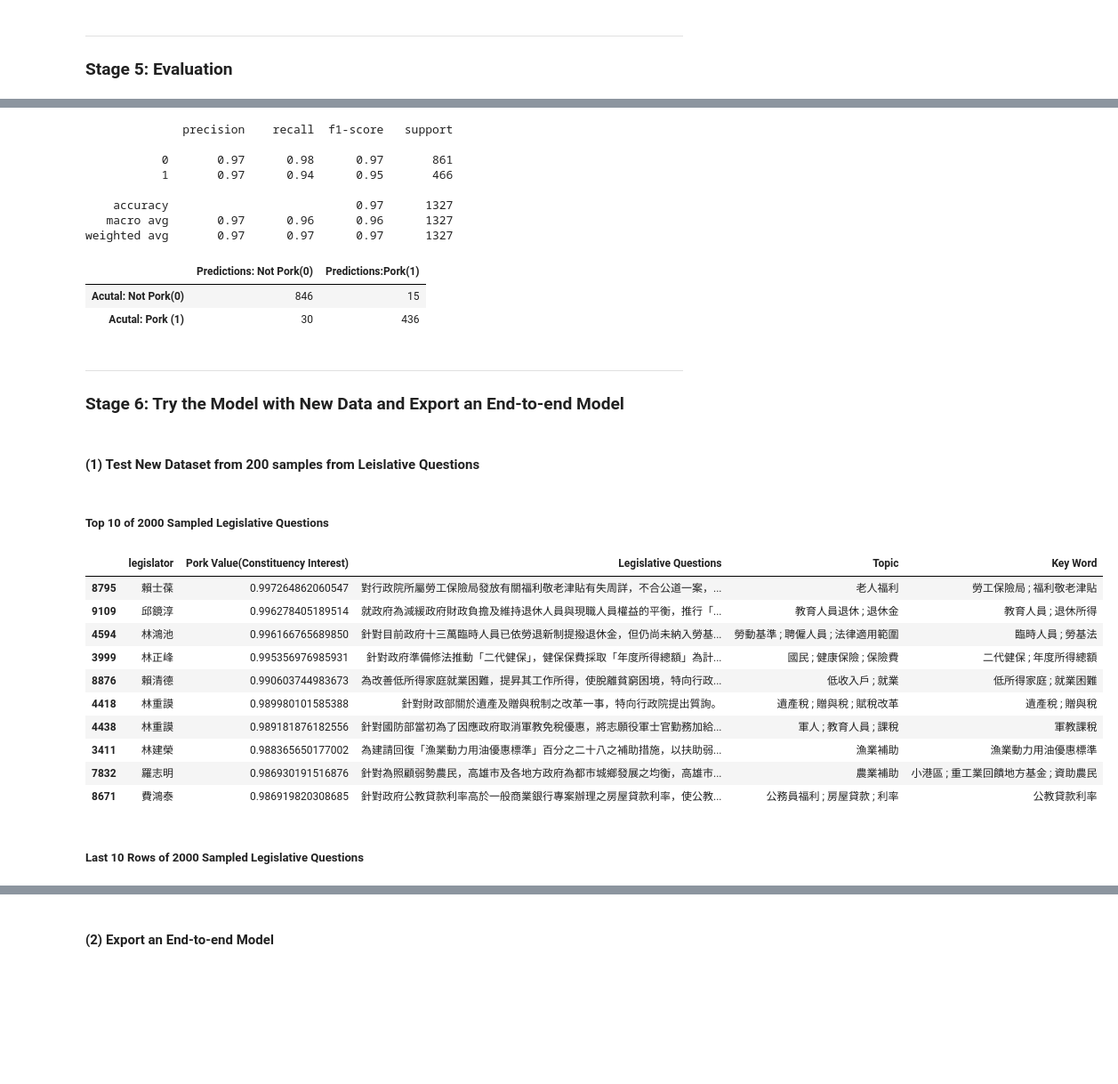
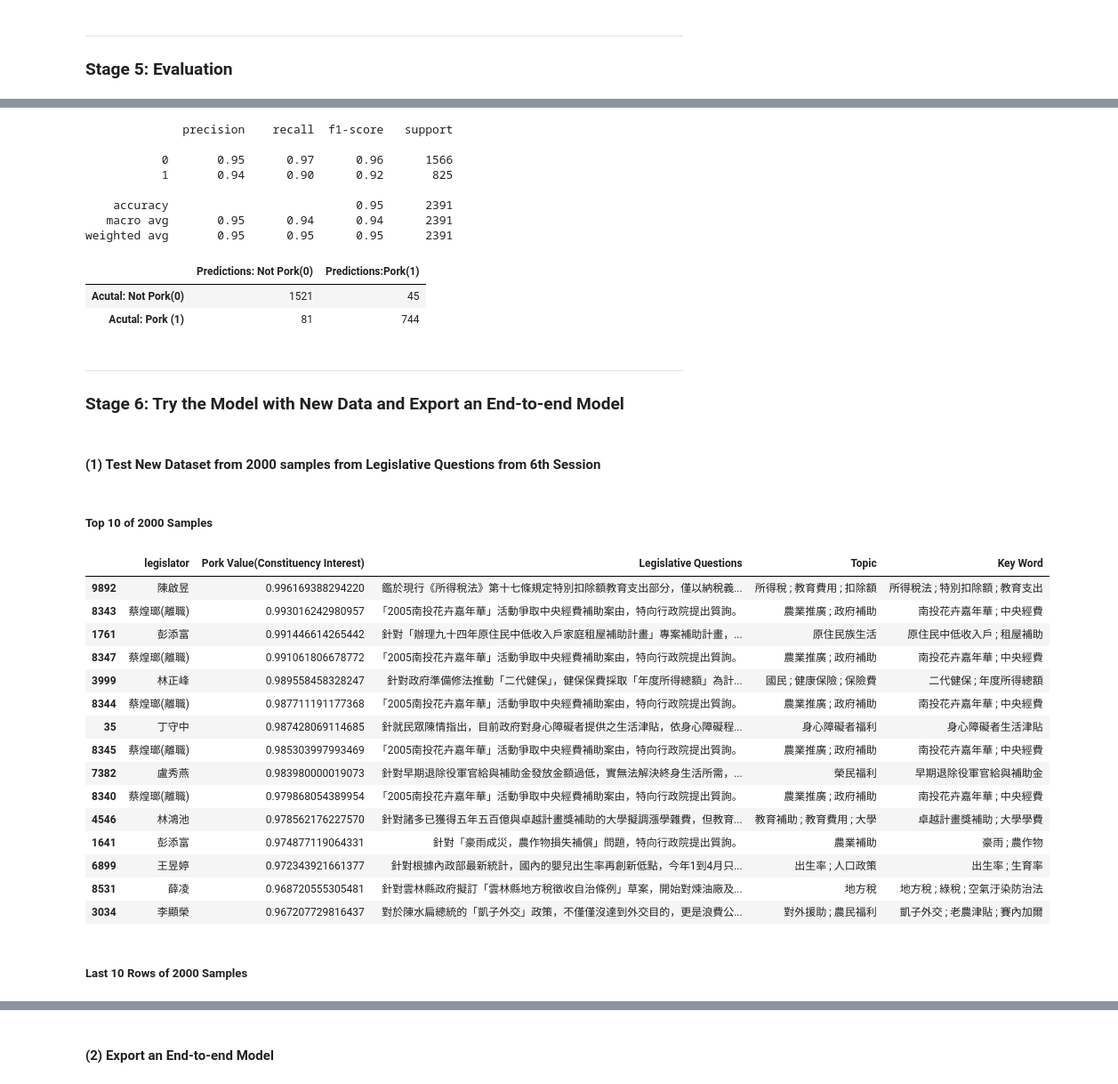
Before and after one commit to davidycliao/PorkCNN, a Jupyter notebook: demo-cnn-pork-barrel-classification-task.ipynb, the cells around one changed output, grey strips where cells are left out. Shown at 89% size. Cells and saved outputs as stored; diff of their text form; code cells hidden in the pictures; blank space fills up the shorter version.

```diff
--- a/demo-cnn-pork-barrel-classification-task.ipynb
+++ b/demo-cnn-pork-barrel-classification-task.ipynb
@@ -34,7 +35,7 @@ import seaborn as sns
 #### (1) Read file
 # %%
 # read file
-df = pd.read_csv('data/Pork Bill - 20210519.csv',encoding='utf-8')
+df = pd.read_csv('data/Pork Bill - 2021-05-20.csv',encoding='utf-8')
 
 # combine abstract of bill and title
 df['text'] =  df['Title'] + df['Content'].fillna(df['Title'])
@@ -213,13 +222,13 @@ class DCNN(tf.keras.Model):
         output = self.last_dense(merged)
         return output
 # %%
-VOCAB_SIZE = 7000   # 5000 tokenizer.vocab_size
+VOCAB_SIZE = tokenizer.vocab_size  # 5000 tokenizer.vocab_size
 EMB_DIM = 200
 NB_FILTERS = 100
 FFN_UNITS = 256
 NB_CLASSES = 2 #len(set(train_labels))
 DROPOUT_RATE = 0.2
-BATCH_SIZE = 32
+BATCH_SIZE = 150
 NB_EPOCHS = 80
 
 Dcnn = DCNN(vocab_size=VOCAB_SIZE,
@@ -276,7 +285,8 @@ Dcnn.fit(train_inputs,
          validation_data=(test_inputs, test_labels),
          batch_size=BATCH_SIZE,
          epochs=NB_EPOCHS,
-         callbacks=[early_stop])
+         callbacks=[early_stop]
+        )
 ckpt_manager.save()
 # %% [output]
 Epoch 1/80
@@ -335,12 +348,12 @@ print(classification_report(test_labels, predictions))
 # %% [output]
               precision    recall  f1-score   support
 
-           0       0.97      0.98      0.97       861
-           1       0.97      0.94      0.95       466
+           0       0.95      0.97      0.96      1566
+           1       0.94      0.90      0.92       825
 
-    accuracy                           0.97      1327
-   macro avg       0.97      0.96      0.96      1327
-weighted avg       0.97      0.97      0.97      1327
+    accuracy                           0.95      2391
+   macro avg       0.95      0.94      0.94      2391
+weighted avg       0.95      0.95      0.95      2391
 # %%
 t = pd.DataFrame(confusion_matrix(test_labels,predictions),
              columns=['Predictions: Not Pork(0)','Predictions:Pork(1)'])
@@ -348,14 +361,14 @@ t.index = ['Acutal: Not Pork(0)', 'Acutal: Pork (1)']
 t
 # %% [output]
 |  | Predictions: Not Pork(0) | Predictions:Pork(1) |
-| Acutal: Not Pork(0) | 846 | 15 |
-| Acutal: Pork (1) | 30 | 436 |
+| Acutal: Not Pork(0) | 1521 | 45 |
+| Acutal: Pork (1) | 81 | 744 |
 # %% [markdown]
 -------------------------
 
 ### Stage 6: Try the Model with New Data and Export an End-to-end Model
 # %% [markdown]
-#### (1) Test New Dataset from 200 samples from Leislative Questions
+#### (1) Test New Dataset from 2000 samples from Legislative Questions from 6th Session
 # %%
 def as_num(x):
     """
@@ -378,28 +392,33 @@ LQ6 = LQ6[LQ6['title'].isin(['0'])== False]
 sample_df = LQ6.iloc[random.sample(range(len(LQ6)), 2000)][['legislator', 'title', 'topic', 'category', 'keywords', 'ques_type']]
 sub_set = [seg_char(text) for text in [clearPucts(text) for text in sample_df.title]]
 # %% [markdown]
-##### Top 10 of 2000 Sampled Legislative Questions
+##### Top 10 of 2000 Samples
 # %%
 pd.DataFrame(
     {'legislator': sample_df.legislator,
      'Pork Value(Constituency Interest)':[as_num(Dcnn(np.array([tokenizer.encode(line)]), training=True).numpy()[0][0]) for line in sub_set],
      'Legislative Questions ': sample_df.title,
      'Topic': sample_df.topic,
-     'Key Word':sample_df.keywords}).sort_values(by=['Pork Value(Constituency Interest)'], ascending = False).head(10)
+     'Key Word':sample_df.keywords}).sort_values(by=['Pork Value(Constituency Interest)'], ascending = False).head(15)
 # %% [output]
 |  | legislator | Pork Value(Constituency Interest) | Legislative Questions | Topic | Key Word |
-| 8795 | 賴士葆 | 0.997264862060547 | 對行政院所屬勞工保險局發放有關福利敬老津貼有失周詳，不合公道一案，... | 老人福利 | 勞工保險局 ; 福利敬老津貼 |
-| 9109 | 邱鏡淳 | 0.996278405189514 | 就政府為減緩政府財政負擔及維持退休人員與現職人員權益的平衡，推行「... | 教育人員退休 ; 退休金 | 教育人員 ; 退休所得 |
-| 4594 | 林鴻池 | 0.996166765689850 | 針對目前政府十三萬臨時人員已依勞退新制提撥退休金，但仍尚未納入勞基... | 勞動基準 ; 聘僱人員 ; 法律適用範圍 | 臨時人員 ; 勞基法 |
-| 3999 | 林正峰 | 0.995356976985931 | 針對政府準備修法推動「二代健保」，健保保費採取「年度所得總額」為計... | 國民 ; 健康保險 ; 保險費 | 二代健保 ; 年度所得總額 |
-| 8876 | 賴清德 | 0.990603744983673 | 為改善低所得家庭就業困難，提昇其工作所得，使脫離貧窮困境，特向行政... | 低收入戶 ; 就業 | 低所得家庭 ; 就業困難 |
-| 4418 | 林重謨 | 0.989980101585388 | 針對財政部關於遺產及贈與稅制之改革一事，特向行政院提出質詢。 | 遺產稅 ; 贈與稅 ; 賦稅改革 | 遺產稅 ; 贈與稅 |
-| 4438 | 林重謨 | 0.989181876182556 | 針對國防部當初為了因應政府取消軍教免稅優惠，將志願役軍士官勤務加給... | 軍人 ; 教育人員 ; 課稅 | 軍教課稅 |
-| 3411 | 林建榮 | 0.988365650177002 | 為建請回復「漁業動力用油優惠標準」百分之二十八之補助措施，以扶助弱... | 漁業補助 | 漁業動力用油優惠標準 |
-| 7832 | 羅志明 | 0.986930191516876 | 針對為照顧弱勢農民，高雄市及各地方政府為都市城鄉發展之均衡，高雄市... | 農業補助 | 小港區 ; 重工業回饋地方基金 ; 資助農民 |
-| 8671 | 費鴻泰 | 0.986919820308685 | 針對政府公教貸款利率高於一般商業銀行專案辦理之房屋貸款利率，使公教... | 公務員福利 ; 房屋貸款 ; 利率 | 公教貸款利率 |
+| 9892 | 陳啟昱 | 0.996169388294220 | 鑑於現行《所得稅法》第十七條規定特別扣除額教育支出部分，僅以納稅義... | 所得稅 ; 教育費用 ; 扣除額 | 所得稅法 ; 特別扣除額 ; 教育支出 |
+| 8343 | 蔡煌瑯(離職) | 0.993016242980957 | 「2005南投花卉嘉年華」活動爭取中央經費補助案由，特向行政院提出質詢。 | 農業推廣 ; 政府補助 | 南投花卉嘉年華 ; 中央經費 |
+| 1761 | 彭添富 | 0.991446614265442 | 針對「辦理九十四年原住民中低收入戶家庭租屋補助計畫」專案補助計畫，... | 原住民族生活 | 原住民中低收入戶 ; 租屋補助 |
+| 8347 | 蔡煌瑯(離職) | 0.991061806678772 | 「2005南投花卉嘉年華」活動爭取中央經費補助案由，特向行政院提出質詢。 | 農業推廣 ; 政府補助 | 南投花卉嘉年華 ; 中央經費 |
+| 3999 | 林正峰 | 0.989558458328247 | 針對政府準備修法推動「二代健保」，健保保費採取「年度所得總額」為計... | 國民 ; 健康保險 ; 保險費 | 二代健保 ; 年度所得總額 |
+| 8344 | 蔡煌瑯(離職) | 0.987711191177368 | 「2005南投花卉嘉年華」活動爭取中央經費補助案由，特向行政院提出質詢。 | 農業推廣 ; 政府補助 | 南投花卉嘉年華 ; 中央經費 |
+| 35 | 丁守中 | 0.987428069114685 | 針就民眾陳情指出，目前政府對身心障礙者提供之生活津貼，依身心障礙程... | 身心障礙者福利 | 身心障礙者生活津貼 |
+| 8345 | 蔡煌瑯(離職) | 0.985303997993469 | 「2005南投花卉嘉年華」活動爭取中央經費補助案由，特向行政院提出質詢。 | 農業推廣 ; 政府補助 | 南投花卉嘉年華 ; 中央經費 |
+| 7382 | 盧秀燕 | 0.983980000019073 | 針對早期退除役軍官給與補助金發放金額過低，實無法解決終身生活所需，... | 榮民福利 | 早期退除役軍官給與補助金 |
+| 8340 | 蔡煌瑯(離職) | 0.979868054389954 | 「2005南投花卉嘉年華」活動爭取中央經費補助案由，特向行政院提出質詢。 | 農業推廣 ; 政府補助 | 南投花卉嘉年華 ; 中央經費 |
+| 4546 | 林鴻池 | 0.978562176227570 | 針對諸多已獲得五年五百億與卓越計畫獎補助的大學擬調漲學雜費，但教育... | 教育補助 ; 教育費用 ; 大學 | 卓越計畫獎補助 ; 大學學費 |
+| 1641 | 彭添富 | 0.974877119064331 | 針對「豪雨成災，農作物損失補償」問題，特向行政院提出質詢。 | 農業補助 | 豪雨 ; 農作物 |
+| 6899 | 王昱婷 | 0.972343921661377 | 針對根據內政部最新統計，國內的嬰兒出生率再創新低點，今年1到4月只... | 出生率 ; 人口政策 | 出生率 ; 生育率 |
+| 8531 | 薛凌 | 0.968720555305481 | 針對雲林縣政府擬訂「雲林縣地方稅徵收自治條例」草案，開始對煉油廠及... | 地方稅 | 地方稅 ; 綠稅 ; 空氣汙染防治法 |
+| 3034 | 李顯榮 | 0.967207729816437 | 對於陳水扁總統的「凱子外交」政策，不僅僅沒達到外交目的，更是浪費公... | 對外援助 ; 農民福利 | 凱子外交 ; 老農津貼 ; 賽內加爾 |
 # %% [markdown]
-##### Last 10 Rows of 2000 Sampled Legislative Questions
+##### Last 10 Rows of 2000 Samples
 # %%
 pd.DataFrame(
     {'legislator': sample_df.legislator,
```
Also changed, not shown: parts of 20 cells of this notebook, 9 other files.
